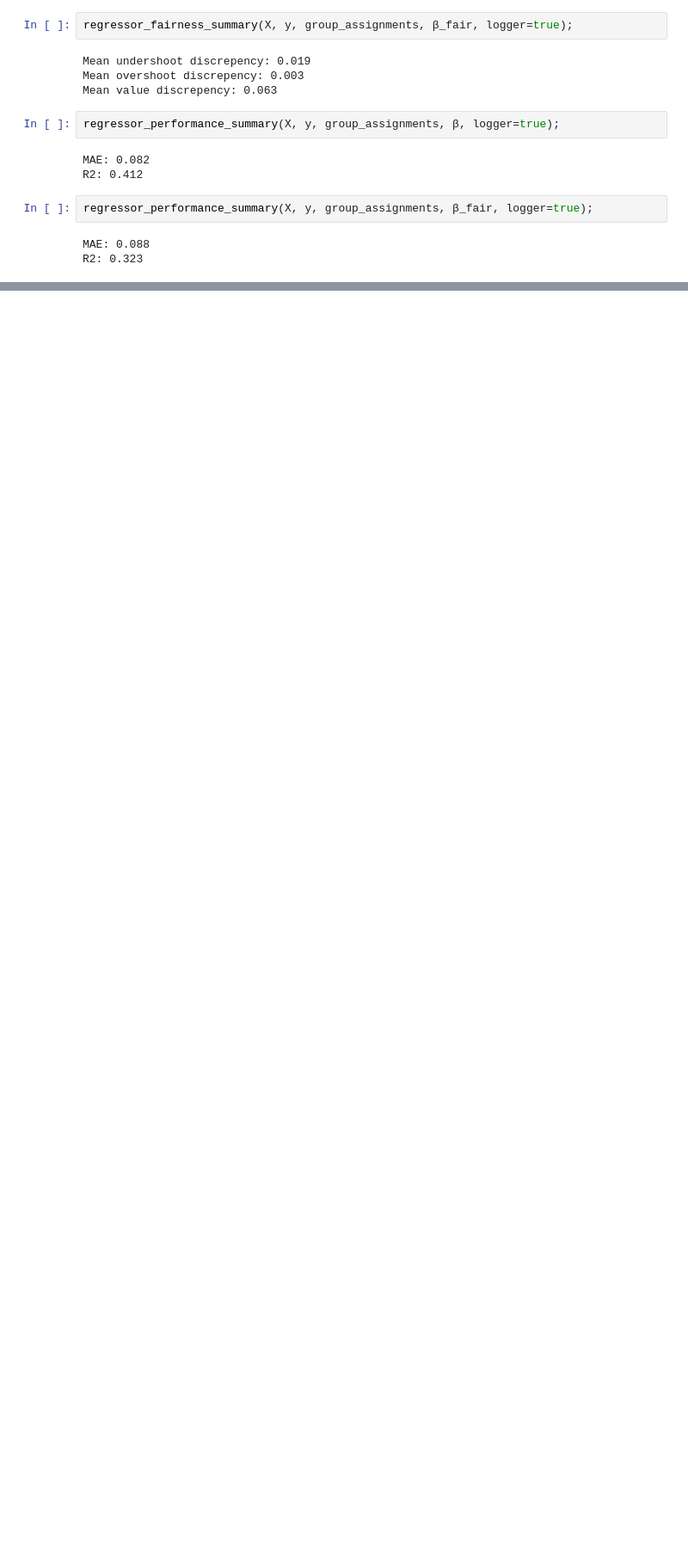
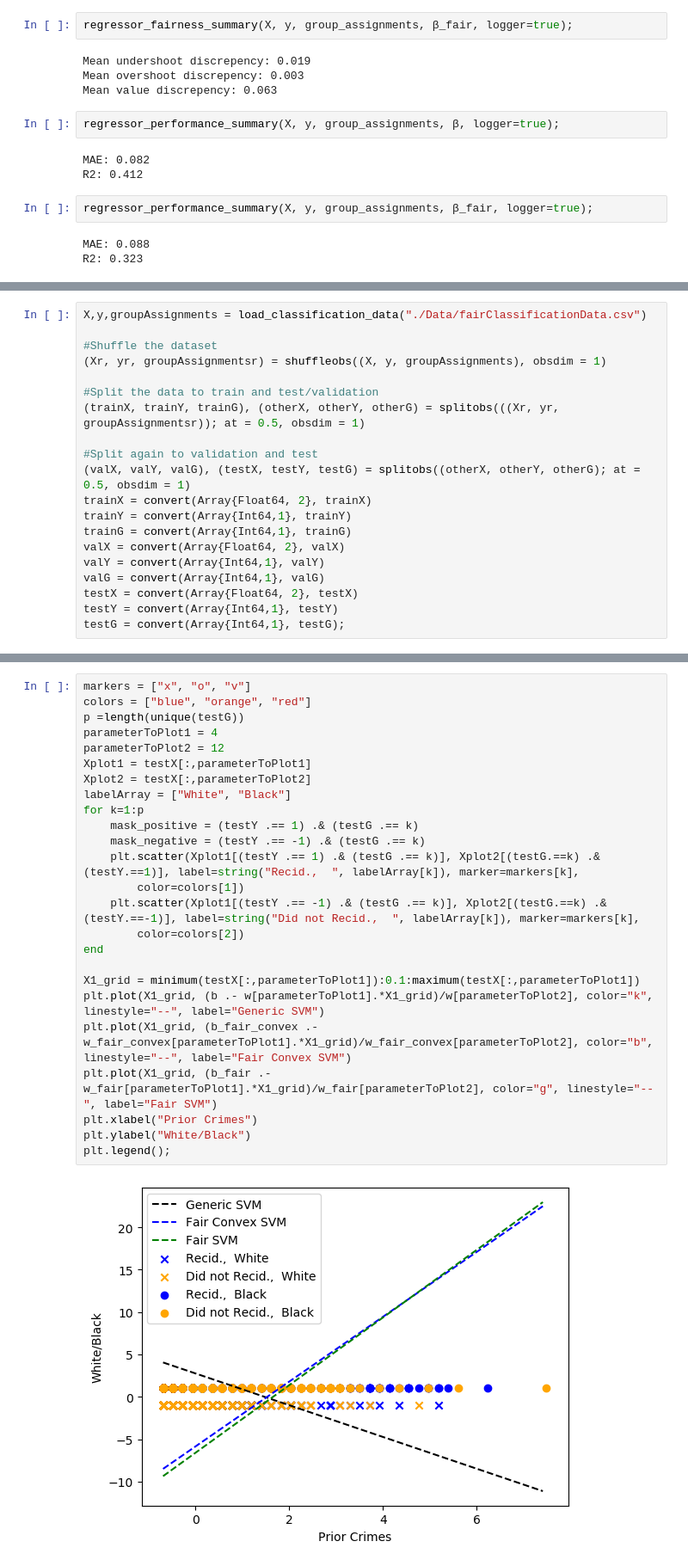
Before and after one commit to jfk35/ML_Team_Project, a Jupyter notebook: test.ipynb, the cells around one changed output, grey strips where cells are left out. Shown at 86% size. Cells and saved outputs as stored; diff of their text form; blank space fills up the shorter version.

```diff
--- a/test.ipynb
+++ b/test.ipynb
@@ -117,0 +131,20 @@ R2: 0.323
+# %%
+X,y,groupAssignments = load_classification_data("./Data/fairClassificationData.csv")
+
+#Shuffle the dataset
+(Xr, yr, groupAssignmentsr) = shuffleobs((X, y, groupAssignments), obsdim = 1)
+
+#Split the data to train and test/validation
+(trainX, trainY, trainG), (otherX, otherY, otherG) = splitobs(((Xr, yr, groupAssignmentsr)); at = 0.5, obsdim = 1)
+
+#Split again to validation and test
+(valX, valY, valG), (testX, testY, testG) = splitobs((otherX, otherY, otherG); at = 0.5, obsdim = 1)
+trainX = convert(Array{Float64, 2}, trainX)
+trainY = convert(Array{Int64,1}, trainY)
+trainG = convert(Array{Int64,1}, trainG)
+valX = convert(Array{Float64, 2}, valX)
+valY = convert(Array{Int64,1}, valY)
+valG = convert(Array{Int64,1}, valG)
+testX = convert(Array{Float64, 2}, testX)
+testY = convert(Array{Int64,1}, testY)
+testG = convert(Array{Int64,1}, testG);
@@ -117,0 +178,27 @@ R2: 0.323
+# %%
+markers = ["x", "o", "v"]
+colors = ["blue", "orange", "red"]
+p =length(unique(testG))
+parameterToPlot1 = 4
+parameterToPlot2 = 12
+Xplot1 = testX[:,parameterToPlot1]
+Xplot2 = testX[:,parameterToPlot2]
+labelArray = ["White", "Black"]
+for k=1:p
+    mask_positive = (testY .== 1) .& (testG .== k)
+    mask_negative = (testY .== -1) .& (testG .== k)
+    plt.scatter(Xplot1[(testY .== 1) .& (testG .== k)], Xplot2[(testG.==k) .& (testY.==1)], label=string("Recid.,  ", labelArray[k]), marker=markers[k],
+        color=colors[1])
+    plt.scatter(Xplot1[(testY .== -1) .& (testG .== k)], Xplot2[(testG.==k) .& (testY.==-1)], label=string("Did not Recid.,  ", labelArray[k]), marker=markers[k],
+        color=colors[2])
+end
+
+X1_grid = minimum(testX[:,parameterToPlot1]):0.1:maximum(testX[:,parameterToPlot1])
+plt.plot(X1_grid, (b .- w[parameterToPlot1].*X1_grid)/w[parameterToPlot2], color="k", linestyle="--", label="Generic SVM")
+plt.plot(X1_grid, (b_fair_convex .- w_fair_convex[parameterToPlot1].*X1_grid)/w_fair_convex[parameterToPlot2], color="b", linestyle="--", label="Fair Convex SVM")
+plt.plot(X1_grid, (b_fair .- w_fair[parameterToPlot1].*X1_grid)/w_fair[parameterToPlot2], color="g", linestyle="--", label="Fair SVM")
+plt.xlabel("Prior Crimes")
+plt.ylabel("White/Black")
+plt.legend();
+# %% [output]
+[figure, added]
```
Also changed, not shown: parts of 22 cells of this notebook, 24 other files.
